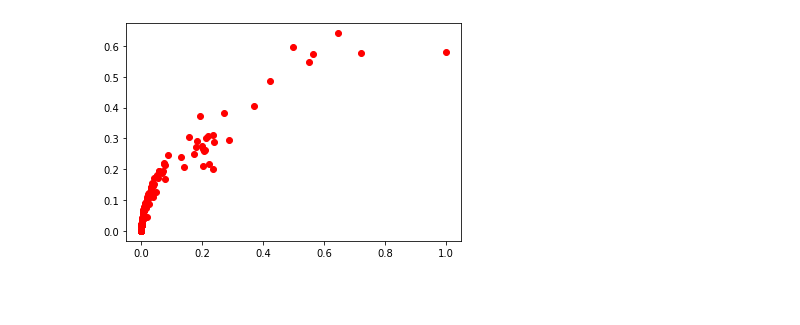
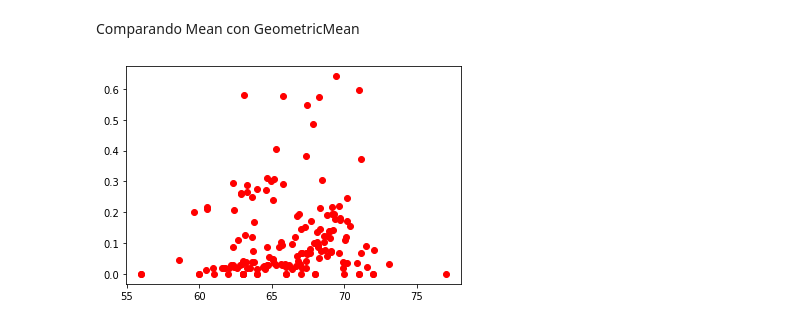
Before and after one commit to GAPPLabs/DataScienceProject, a Jupyter notebook: Proyecto.ipynb, the cells around one changed output. Saved outputs shown, nothing was run; the diff lists cells and outputs as text; code cells hidden in the pictures; blank space fills up the shorter version.

Commit message:
GeometricMean finished

```diff
--- a/Proyecto.ipynb
+++ b/Proyecto.ipynb
@@ -9,2 +17,3 @@ from sklearn.model_selection import train_test_split
 # %%
-df = pd.read_csv("futbol.csv", parse_dates= True, index_col= 1)
+dataframe = (pd.read_csv("futbol.csv", parse_dates= True, index_col= 1)).filter(["Age", "Nationality","Club","Value", "Wage",
+                                "Preferred Foot", "Position", "Joined", "Contract Valid Until", "Height", "Weight"])
@@ -12,0 +57,2 @@ dataset = np.array(df.filter(["Nationality","Club","Overall","Potential","Value"
+# %%
+dataset = dataframe.values
@@ -16,7 +64,7 @@ countrySet = [x for x in np.unique(dataset[:,0], return_counts=True)]
 #Creación de variables usadas para el marco de datos normalizedDataset
 minMaxCount = MinMaxScaler().fit_transform(countrySet[1].reshape(-1,1)).flat[:]
 
-mean = [statistics.geometric_mean(df[df["Nationality"]==pais]["Overall"])for pais in countrySet[0]]
+mean = [statistics.geometric_mean(dataframe[dataframe["Nationality"]==pais]["Overall"])for pais in countrySet[0]]
 minMaxMean = (MinMaxScaler().fit_transform(np.array(mean).reshape(-1,1))).flat[:]
 # %%
 normalizedDataset = pd.DataFrame(data={'Nationality':countrySet[0], 'Count': countrySet[1], "Mean": mean,
@@ -24,3 +77,6 @@ normalizedDataset = pd.DataFrame(data={'Nationality':countrySet[0], 'Count': cou
 # %%
 normalizedDataset = normalizedDataset.assign(GeometricMean=[statistics.geometric_mean([data[0],data[1]])
                 for data in normalizedDataset[['MinMaxCount', 'MinMaxMean']].values+.0000001])
+
+normalizedDataset = normalizedDataset.assign(Suma=[(data[0] + data[1])
+                for data in normalizedDataset[['MinMaxCount', 'MinMaxMean']].values])
@@ -47,5 +135,7 @@ normalizedDataset.sort_values('GeometricMean',ascending=True).head(n=60)
+# %% [markdown]
+Comparando Mean con GeometricMean
 # %%
-plt.scatter(normalizedDataset["MinMaxCount"].values, normalizedDataset["GeometricMean"].values, color='r')
+plt.scatter(normalizedDataset["Mean"].values, normalizedDataset["GeometricMean"].values, color='r')
 plt.show()
 # %% [output]
-[figure, old version]
+[figure, new version]
```
Also changed, not shown: parts of 22 cells of this notebook.
